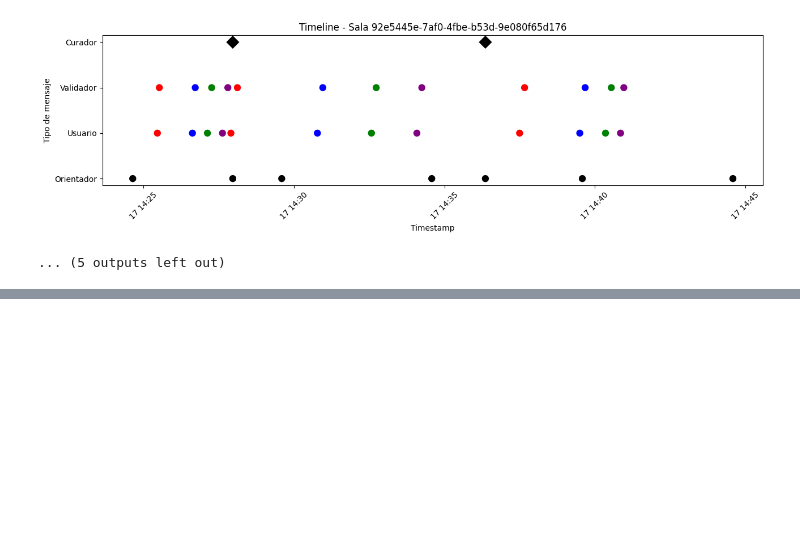
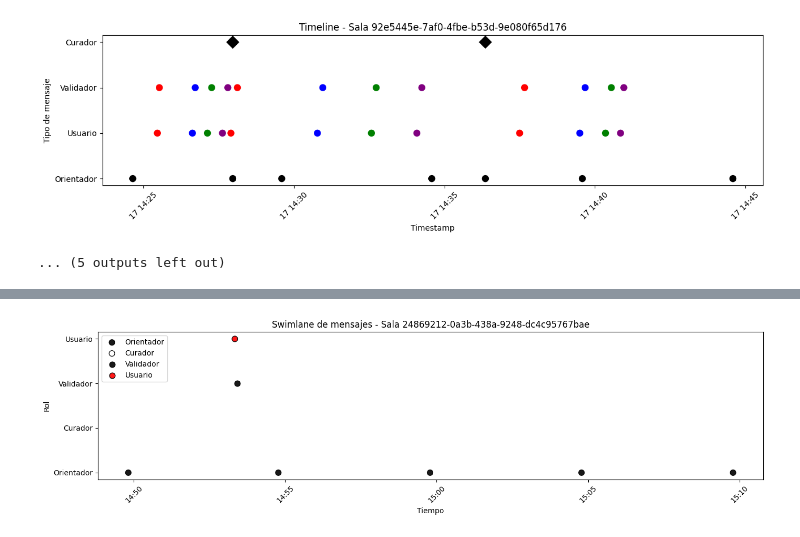
Before and after one commit to franciscoenriq/Titulo-Trabajo, a Jupyter notebook: experimentacion/sesion_1/analisis.ipynb, the cells around one changed output, grey strips where cells are left out. Saved outputs shown, nothing was run; the diff lists cells and outputs as text; code cells hidden in the pictures; blank space fills up the shorter version.

```diff
--- a/experimentacion/sesion_1/analisis.ipynb
+++ b/experimentacion/sesion_1/analisis.ipynb
@@ -528,0 +474,81 @@ for sala in salas:
+# %%
+import pandas as pd
+import matplotlib.pyplot as plt
+import matplotlib.dates as mdates
+
+# =========================
+# CONFIGURACIÓN DE DATOS
+# =========================
+
+data = pd.read_csv("datos_messages_sesiones.csv")
+data["created_at"] = pd.to_datetime(data["created_at"])
+
+# Función para asignar roles legibles
+def get_role(row):
+    if row["sender_type"] == "user":
+        return "Usuario"
+    if row["sender_type"] == "agent":
+        return row["agent_name"] if pd.notna(row["agent_name"]) else "Agente"
+    return "Desconocido"
+
+data["role"] = data.apply(get_role, axis=1)
+role_order = ["Orientador", "Curador", "Validador", "Usuario"]
+data["role"] = pd.Categorical(data["role"], categories=role_order, ordered=True)
+
+# Orden temporal
+data = data.sort_values(by=["room_session_id", "created_at"]).reset_index(drop=True)
+
+# =========================
+# ASIGNACIÓN DE COLORES
+# =========================
+
+color_cycle = ["red", "blue", "green", "purple", "orange", "brown"]
+user_colors = {}
+current_color = 0
+
+for idx, row in data.iterrows():
+    if row["role"] == "Usuario":
+        user_id = row["id"]
+        if user_id not in user_colors:
+            user_colors[user_id] = color_cycle[current_color % len(color_cycle)]
+            current_color += 1
+
+def assign_color(row):
+    if row["role"] == "Usuario":
+        return user_colors.get(row["id"], "black")
+    # Agentes en gris
+    return "black"
+
+data["color"] = data.apply(assign_color, axis=1)
+
+# =========================
+# PLOT POR SALA
+# =========================
+
+salas = data["room_session_id"].unique()
+
+for sala in salas:
+    df_sala = data[data["room_session_id"] == sala]
+
+    plt.figure(figsize=(14, 4))
+
+    # Swimlane: dibujar cada rol en una y horizontal
+    for i, role in enumerate(role_order):
+        df_role = df_sala[df_sala["role"] == role]
+        plt.scatter(df_role["created_at"], [i]*len(df_role), c=df_role["color"], s=60, label=role, edgecolors='k', alpha=0.9)
+
+    # Formato eje Y
+    plt.yticks(range(len(role_order)), role_order)
+    plt.xlabel("Tiempo")
+    plt.ylabel("Rol")
+
+    # Formato eje X para fechas
+    plt.gca().xaxis.set_major_formatter(mdates.DateFormatter('%H:%M'))
+    plt.xticks(rotation=45)
+
+    plt.title(f"Swimlane de mensajes - Sala {sala}")
+    plt.legend(loc="upper left")
+    plt.tight_layout()
+    plt.show()
+# %% [output]
+[figure, added]
```
Also changed, not shown: parts of 4 cells of this notebook, 20 other files.
